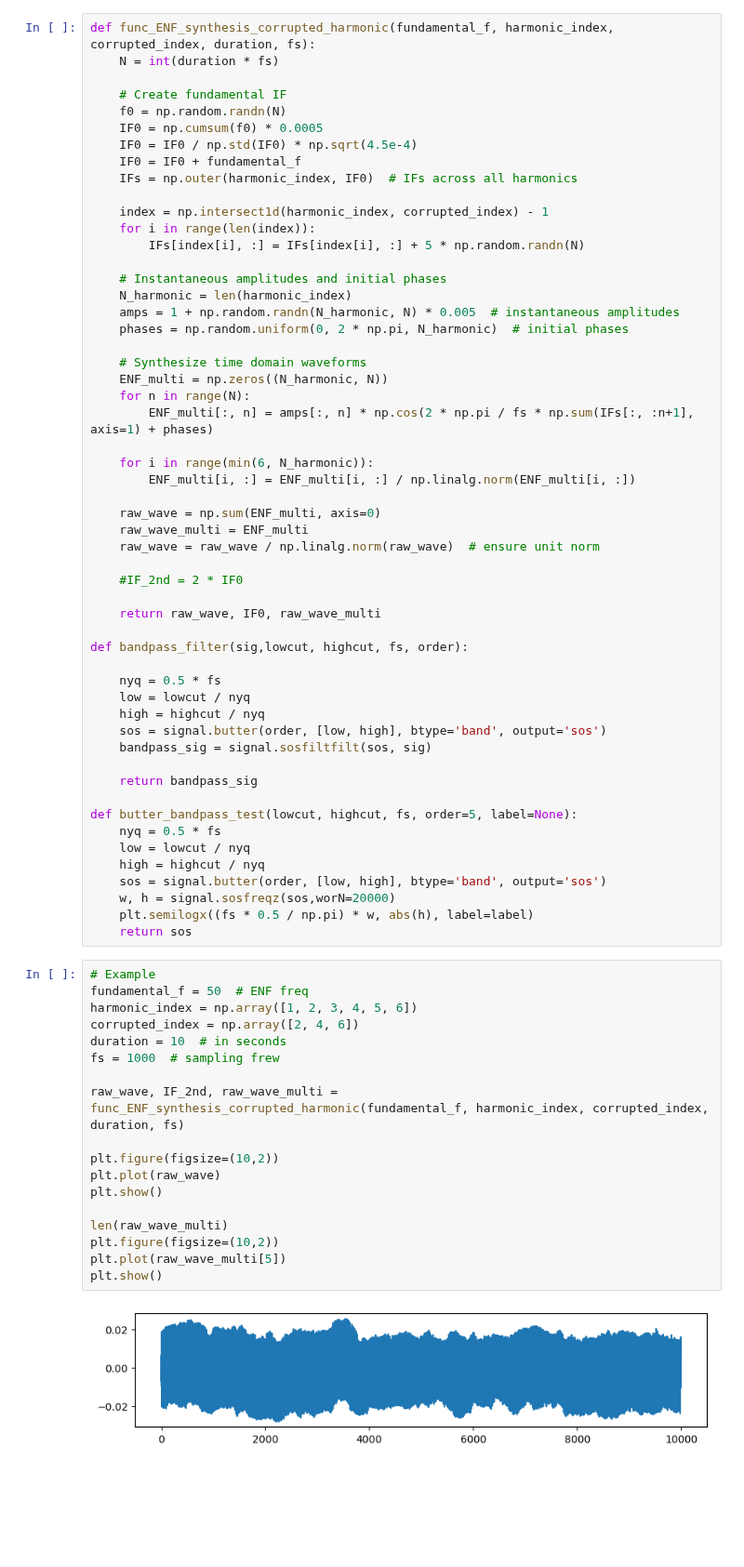
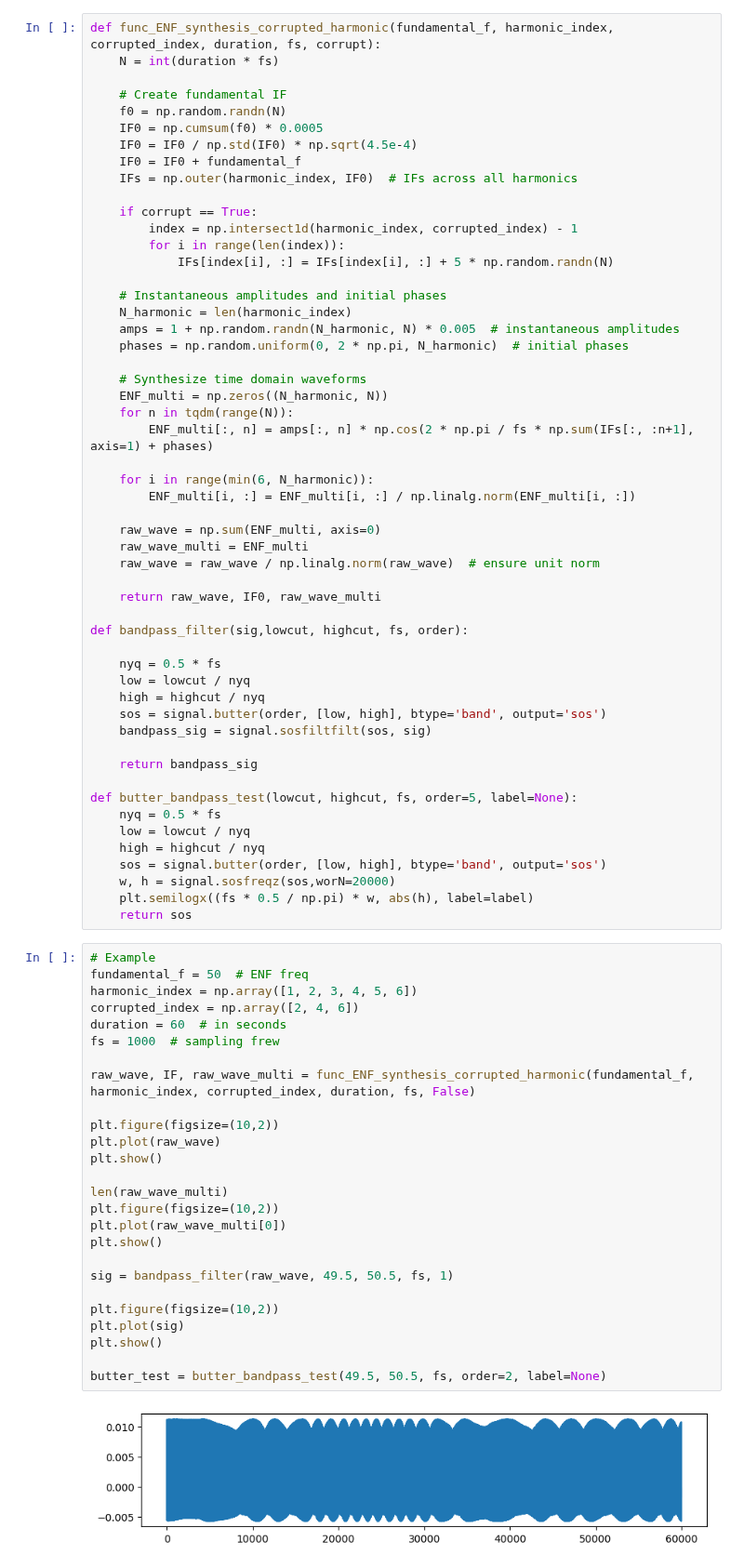
Before and after one commit to Licates/ENFify, a Jupyter notebook: notebooks/Synthetic_Data.ipynb, the cells around one changed output. Shown at 93% size. Saved outputs shown, nothing was run; the diff lists cells and outputs as text; blank space fills up the shorter version.

```diff
--- a/notebooks/Synthetic_Data.ipynb
+++ b/notebooks/Synthetic_Data.ipynb
@@ -11,5 +15,5 @@ from ENF_frequency_phase_estimation import segmented_phase_estimation_DFT0, segm
 # %%
-def func_ENF_synthesis_corrupted_harmonic(fundamental_f, harmonic_index, corrupted_index, duration, fs):
+def func_ENF_synthesis_corrupted_harmonic(fundamental_f, harmonic_index, corrupted_index, duration, fs, corrupt):
     N = int(duration * fs)
 
     # Create fundamental IF
@@ -19,9 +23,10 @@ def func_ENF_synthesis_corrupted_harmonic(fundamental_f, harmonic_index, corrupt
     IF0 = IF0 + fundamental_f
     IFs = np.outer(harmonic_index, IF0)  # IFs across all harmonics
 
-    index = np.intersect1d(harmonic_index, corrupted_index) - 1
-    for i in range(len(index)):
-        IFs[index[i], :] = IFs[index[i], :] + 5 * np.random.randn(N)
+    if corrupt == True:
+        index = np.intersect1d(harmonic_index, corrupted_index) - 1
+        for i in range(len(index)):
+            IFs[index[i], :] = IFs[index[i], :] + 5 * np.random.randn(N)
 
     # Instantaneous amplitudes and initial phases
     N_harmonic = len(harmonic_index)
@@ -30,7 +35,7 @@ def func_ENF_synthesis_corrupted_harmonic(fundamental_f, harmonic_index, corrupt
 
     # Synthesize time domain waveforms
     ENF_multi = np.zeros((N_harmonic, N))
-    for n in range(N):
+    for n in tqdm(range(N)):
         ENF_multi[:, n] = amps[:, n] * np.cos(2 * np.pi / fs * np.sum(IFs[:, :n+1], axis=1) + phases)
 
     for i in range(min(6, N_harmonic)):
@@ -39,8 +44,6 @@ def func_ENF_synthesis_corrupted_harmonic(fundamental_f, harmonic_index, corrupt
     raw_wave = np.sum(ENF_multi, axis=0)
     raw_wave_multi = ENF_multi
     raw_wave = raw_wave / np.linalg.norm(raw_wave)  # ensure unit norm
-
-    #IF_2nd = 2 * IF0
 
     return raw_wave, IF0, raw_wave_multi
 
@@ -65,20 +68,28 @@ def butter_bandpass_test(lowcut, highcut, fs, order=5, label=None):
 # %%
 # Example
 fundamental_f = 50  # ENF freq
 harmonic_index = np.array([1, 2, 3, 4, 5, 6])
 corrupted_index = np.array([2, 4, 6])
-duration = 10  # in seconds
+duration = 60  # in seconds
 fs = 1000  # sampling frew
 
-raw_wave, IF_2nd, raw_wave_multi = func_ENF_synthesis_corrupted_harmonic(fundamental_f, harmonic_index, corrupted_index, duration, fs)
+raw_wave, IF, raw_wave_multi = func_ENF_synthesis_corrupted_harmonic(fundamental_f, harmonic_index, corrupted_index, duration, fs, False)
 
 plt.figure(figsize=(10,2))
 plt.plot(raw_wave)
 plt.show()
 
 len(raw_wave_multi)
 plt.figure(figsize=(10,2))
-plt.plot(raw_wave_multi[5])
+plt.plot(raw_wave_multi[0])
 plt.show()
+
+sig = bandpass_filter(raw_wave, 49.5, 50.5, fs, 1)
+
+plt.figure(figsize=(10,2))
+plt.plot(sig)
+plt.show()
+
+butter_test = butter_bandpass_test(49.5, 50.5, fs, order=2, label=None)
 # %% [output]
-[figure, old version]
+[figure, new version]
```
Also changed, not shown: parts of 7 cells of this notebook, 5 other files.
